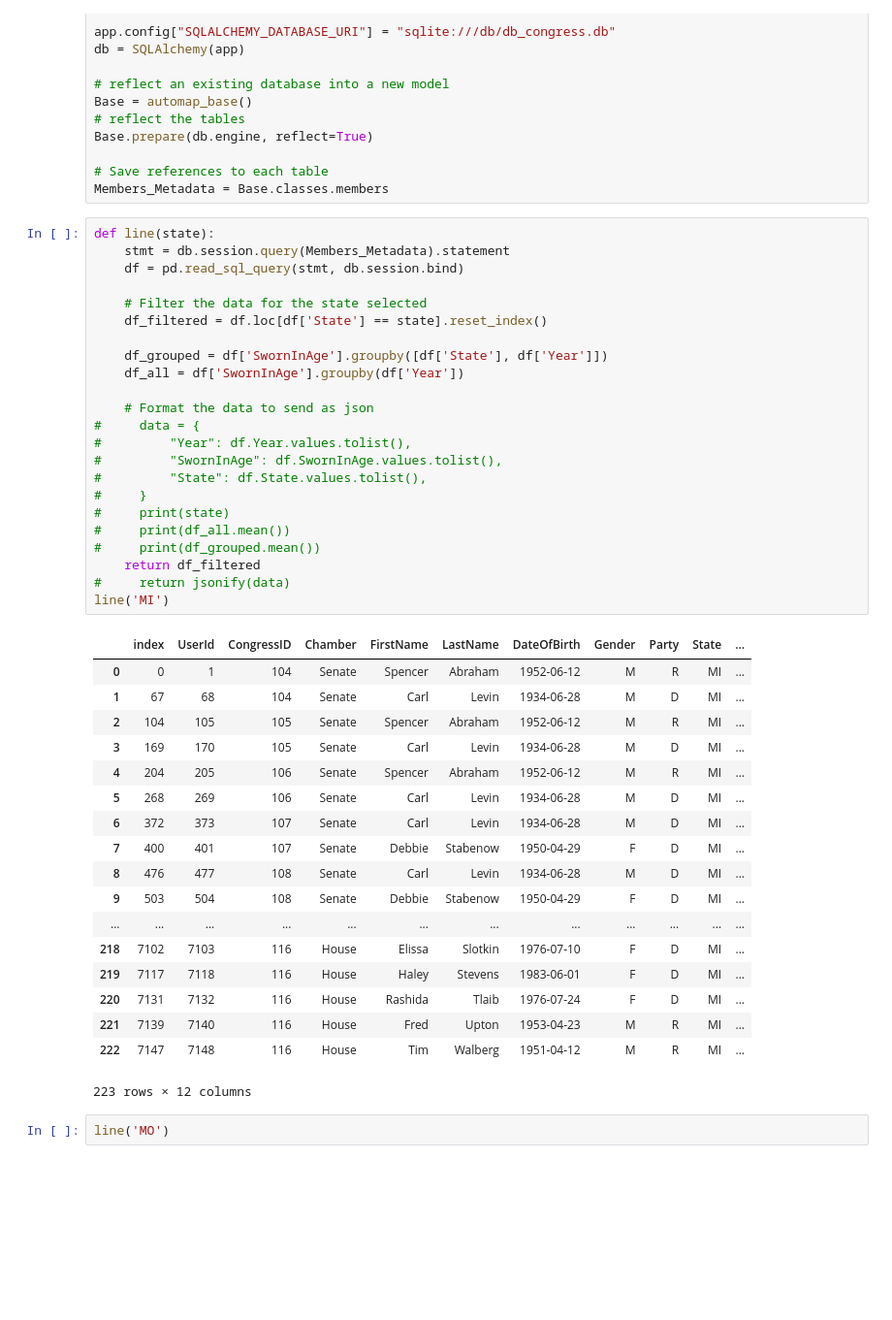
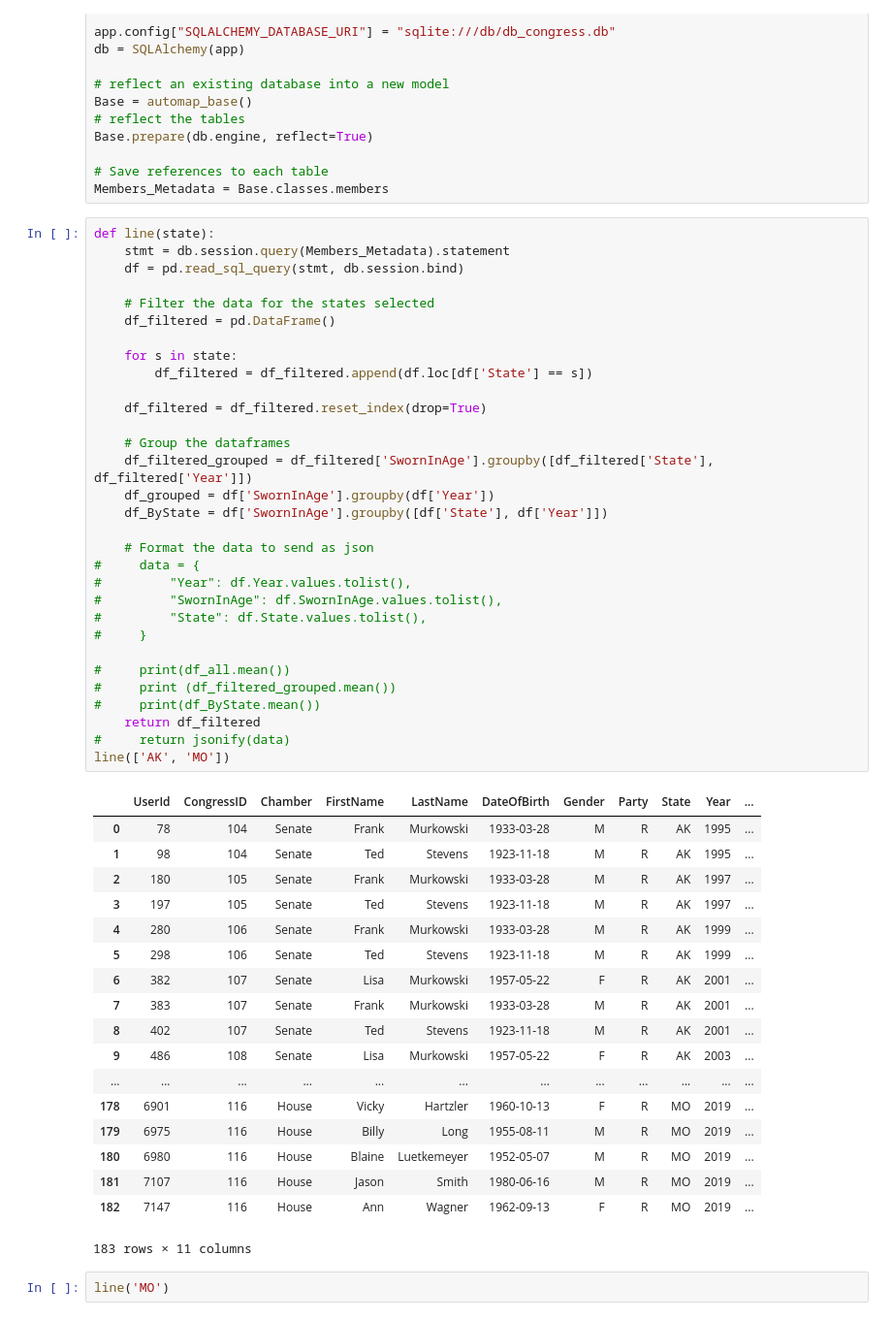
Before and after one commit to peterjorphan/Project-2-Congress, a Jupyter notebook: project/Untitled.ipynb, the cells around one changed output. Shown at 97% size. Saved outputs shown, nothing was run; the diff lists cells and outputs as text; blank space fills up the shorter version.

Commit message:
modified filter to take multiple states

```diff
--- a/project/Untitled.ipynb
+++ b/project/Untitled.ipynb
@@ -31,45 +31,53 @@ Members_Metadata = Base.classes.members
 # %%
 def line(state):
     stmt = db.session.query(Members_Metadata).statement
     df = pd.read_sql_query(stmt, db.session.bind)
 
-    # Filter the data for the state selected
-    df_filtered = df.loc[df['State'] == state].reset_index()
+    # Filter the data for the states selected
+    df_filtered = pd.DataFrame()
 
-    df_grouped = df['SwornInAge'].groupby([df['State'], df['Year']])
-    df_all = df['SwornInAge'].groupby(df['Year'])
+    for s in state:
+        df_filtered = df_filtered.append(df.loc[df['State'] == s])
+
+    df_filtered = df_filtered.reset_index(drop=True)
+
+    # Group the dataframes
+    df_filtered_grouped = df_filtered['SwornInAge'].groupby([df_filtered['State'], df_filtered['Year']])
+    df_grouped = df['SwornInAge'].groupby(df['Year'])
+    df_ByState = df['SwornInAge'].groupby([df['State'], df['Year']])
 
     # Format the data to send as json
 #     data = {
 #         "Year": df.Year.values.tolist(),
 #         "SwornInAge": df.SwornInAge.values.tolist(),
 #         "State": df.State.values.tolist(),
 #     }
-#     print(state)
+
 #     print(df_all.mean())
-#     print(df_grouped.mean())
+#     print (df_filtered_grouped.mean())
+#     print(df_ByState.mean())
     return df_filtered
 #     return jsonify(data)
-line('MI')
+line(['AK', 'MO'])
 # %% [output]
-|  | index | UserId | CongressID | Chamber | FirstName | LastName | DateOfBirth | Gender | Party | State | ... |
-| 0 | 0 | 1 | 104 | Senate | Spencer | Abraham | 1952-06-12 | M | R | MI | ... |
-| 1 | 67 | 68 | 104 | Senate | Carl | Levin | 1934-06-28 | M | D | MI | ... |
-| 2 | 104 | 105 | 105 | Senate | Spencer | Abraham | 1952-06-12 | M | R | MI | ... |
-| 3 | 169 | 170 | 105 | Senate | Carl | Levin | 1934-06-28 | M | D | MI | ... |
-| 4 | 204 | 205 | 106 | Senate | Spencer | Abraham | 1952-06-12 | M | R | MI | ... |
-| 5 | 268 | 269 | 106 | Senate | Carl | Levin | 1934-06-28 | M | D | MI | ... |
-| 6 | 372 | 373 | 107 | Senate | Carl | Levin | 1934-06-28 | M | D | MI | ... |
-| 7 | 400 | 401 | 107 | Senate | Debbie | Stabenow | 1950-04-29 | F | D | MI | ... |
-| 8 | 476 | 477 | 108 | Senate | Carl | Levin | 1934-06-28 | M | D | MI | ... |
-| 9 | 503 | 504 | 108 | Senate | Debbie | Stabenow | 1950-04-29 | F | D | MI | ... |
+|  | UserId | CongressID | Chamber | FirstName | LastName | DateOfBirth | Gender | Party | State | Year | ... |
+| 0 | 78 | 104 | Senate | Frank | Murkowski | 1933-03-28 | M | R | AK | 1995 | ... |
+| 1 | 98 | 104 | Senate | Ted | Stevens | 1923-11-18 | M | R | AK | 1995 | ... |
+| 2 | 180 | 105 | Senate | Frank | Murkowski | 1933-03-28 | M | R | AK | 1997 | ... |
+| 3 | 197 | 105 | Senate | Ted | Stevens | 1923-11-18 | M | R | AK | 1997 | ... |
+| 4 | 280 | 106 | Senate | Frank | Murkowski | 1933-03-28 | M | R | AK | 1999 | ... |
+| 5 | 298 | 106 | Senate | Ted | Stevens | 1923-11-18 | M | R | AK | 1999 | ... |
+| 6 | 382 | 107 | Senate | Lisa | Murkowski | 1957-05-22 | F | R | AK | 2001 | ... |
+| 7 | 383 | 107 | Senate | Frank | Murkowski | 1933-03-28 | M | R | AK | 2001 | ... |
+| 8 | 402 | 107 | Senate | Ted | Stevens | 1923-11-18 | M | R | AK | 2001 | ... |
+| 9 | 486 | 108 | Senate | Lisa | Murkowski | 1957-05-22 | F | R | AK | 2003 | ... |
 | ... | ... | ... | ... | ... | ... | ... | ... | ... | ... | ... | ... |
-| 218 | 7102 | 7103 | 116 | House | Elissa | Slotkin | 1976-07-10 | F | D | MI | ... |
-| 219 | 7117 | 7118 | 116 | House | Haley | Stevens | 1983-06-01 | F | D | MI | ... |
-| 220 | 7131 | 7132 | 116 | House | Rashida | Tlaib | 1976-07-24 | F | D | MI | ... |
-| 221 | 7139 | 7140 | 116 | House | Fred | Upton | 1953-04-23 | M | R | MI | ... |
-| 222 | 7147 | 7148 | 116 | House | Tim | Walberg | 1951-04-12 | M | R | MI | ... |
+| 178 | 6901 | 116 | House | Vicky | Hartzler | 1960-10-13 | F | R | MO | 2019 | ... |
+| 179 | 6975 | 116 | House | Billy | Long | 1955-08-11 | M | R | MO | 2019 | ... |
+| 180 | 6980 | 116 | House | Blaine | Luetkemeyer | 1952-05-07 | M | R | MO | 2019 | ... |
+| 181 | 7107 | 116 | House | Jason | Smith | 1980-06-16 | M | R | MO | 2019 | ... |
+| 182 | 7147 | 116 | House | Ann | Wagner | 1962-09-13 | F | R | MO | 2019 | ... |
-223 rows × 12 columns
+183 rows × 11 columns
 # %%
 line('MO')
 # %% [output]
```
